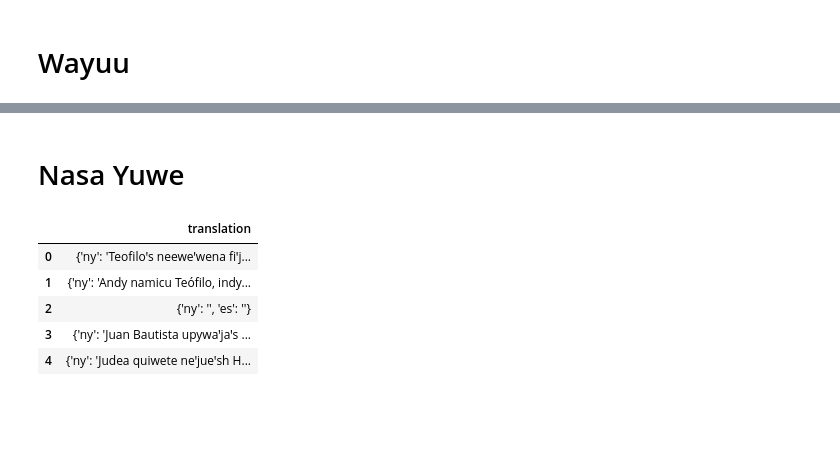
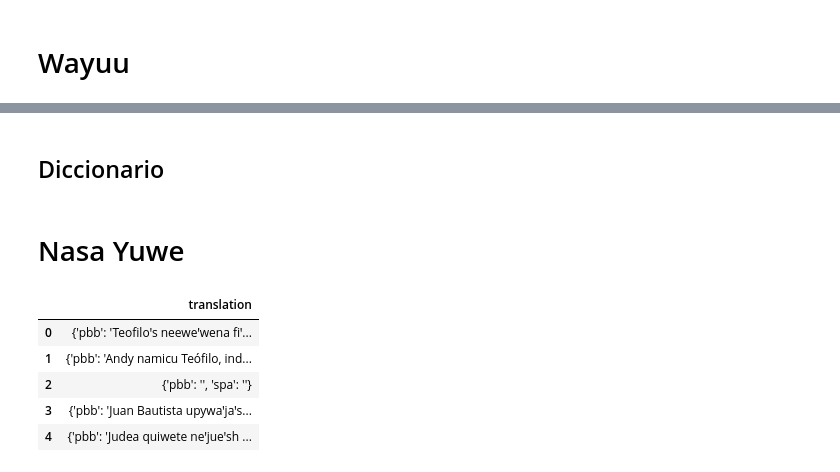
Before and after one commit to juanclopezr/NLP_translations, a Jupyter notebook: Dataset_Preprocessing/Proyecto_Datasets.ipynb, the cells around one changed output, grey strips where cells are left out. Saved outputs shown, nothing was run; the diff lists cells and outputs as text; code cells hidden in the pictures; blank space fills up the shorter version.

```diff
--- a/Dataset_Preprocessing/Proyecto_Datasets.ipynb
+++ b/Dataset_Preprocessing/Proyecto_Datasets.ipynb
@@ -107,3 +131,5 @@ df_wayuu_spa.to_csv("Wayuu_Spa.csv")
 dataset = load_dataset("csv", data_files="Wayuu_Spa.csv")
 # %%
 dataset.push_to_hub("wayuu_spa")
+# %% [markdown]
+## Diccionario
@@ -110,13 +144,13 @@ dataset.push_to_hub("wayuu_spa")
 # %% [markdown]
 # Nasa Yuwe
 # %%
-df_nasa_spa = load_file_dataframe("ny", "es", "Lucas1_PAEZ.txt", "Lucas1_ESP.txt")
+df_nasa_spa = load_file_dataframe("pbb", "spa", "Lucas1_PAEZ.txt", "Lucas1_ESP.txt")
 df_nasa_spa.head()
 # %% [output]
 |  | translation |
-| 0 | {'ny': 'Teofiloꞌs neeweꞌwena fiꞌj... |
-| 1 | {'ny': 'Andy namicu Teófilo, indy... |
-| 2 | {'ny': '', 'es': ''} |
-| 3 | {'ny': 'Juan Bautista upywaꞌjaꞌs ... |
-| 4 | {'ny': 'Judea quiwete neꞌjueꞌsh H... |
+| 0 | {'pbb': 'Teofiloꞌs neeweꞌwena fiꞌ... |
+| 1 | {'pbb': 'Andy namicu Teófilo, ind... |
+| 2 | {'pbb': '', 'spa': ''} |
+| 3 | {'pbb': 'Juan Bautista upywaꞌjaꞌs... |
+| 4 | {'pbb': 'Judea quiwete neꞌjueꞌsh ... |
 # %%
```
Also changed, not shown: parts of 22 cells of this notebook, 2 other files.
